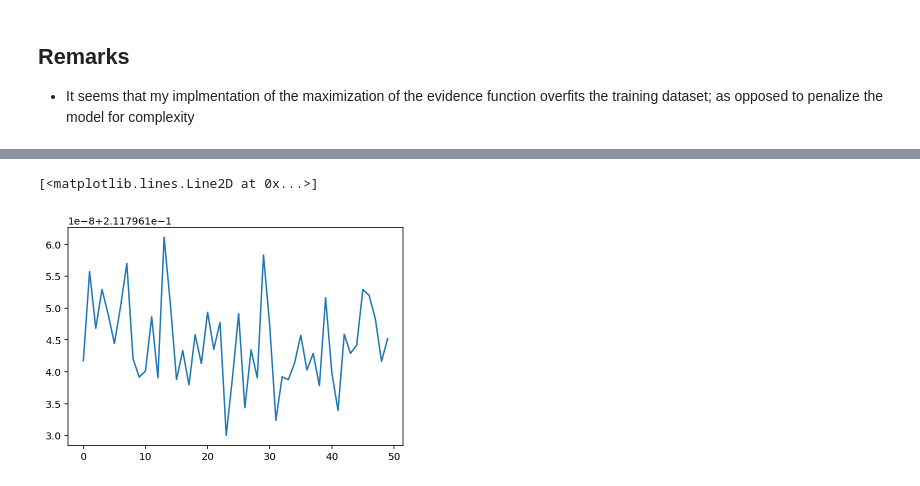
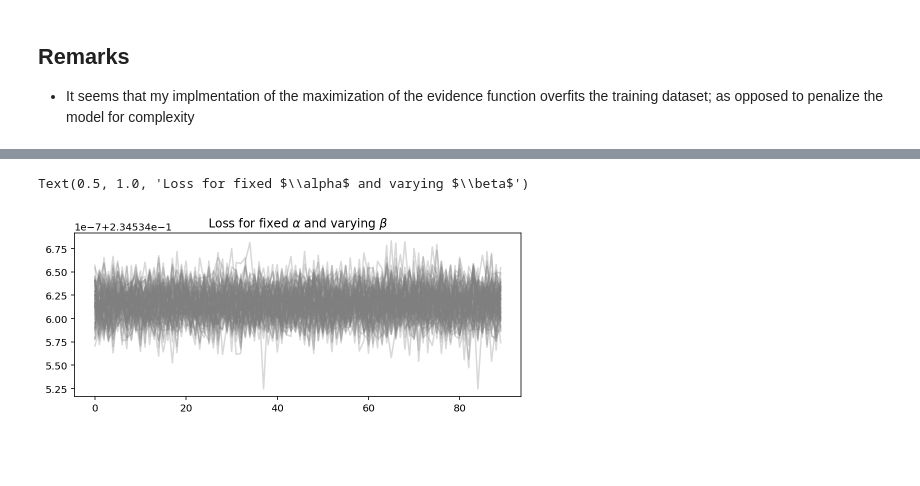
Before and after one commit to gerdm/prml, a Jupyter notebook: chapter3/evidence-approximation.ipynb, the cells around one changed output, grey strips where cells are left out. Cells and saved outputs as stored; diff of their text form; code cells hidden in the pictures; blank space fills up the shorter version.

```diff
--- a/chapter3/evidence-approximation.ipynb
+++ b/chapter3/evidence-approximation.ipynb
@@ -377,5 +332,8 @@ plt.contourf(*ab_mat, errs[0])
-# %%
-plt.plot(errs)
-# %% [output]
-[<matplotlib.lines.Line2D at 0x...>]
-[figure, removed]
+# %%
+plt.figure(figsize=(8, 3))
+for err in errs:
+    plt.plot(err, c="tab:gray", alpha=0.3)
+plt.title(r"Loss for fixed $\alpha$ and varying $\beta$")
+# %% [output]
+Text(0.5, 1.0, 'Loss for fixed $\\alpha$ and varying $\\beta$')
+[figure, added]
```
Also changed, not shown: parts of 18 cells of this notebook.
